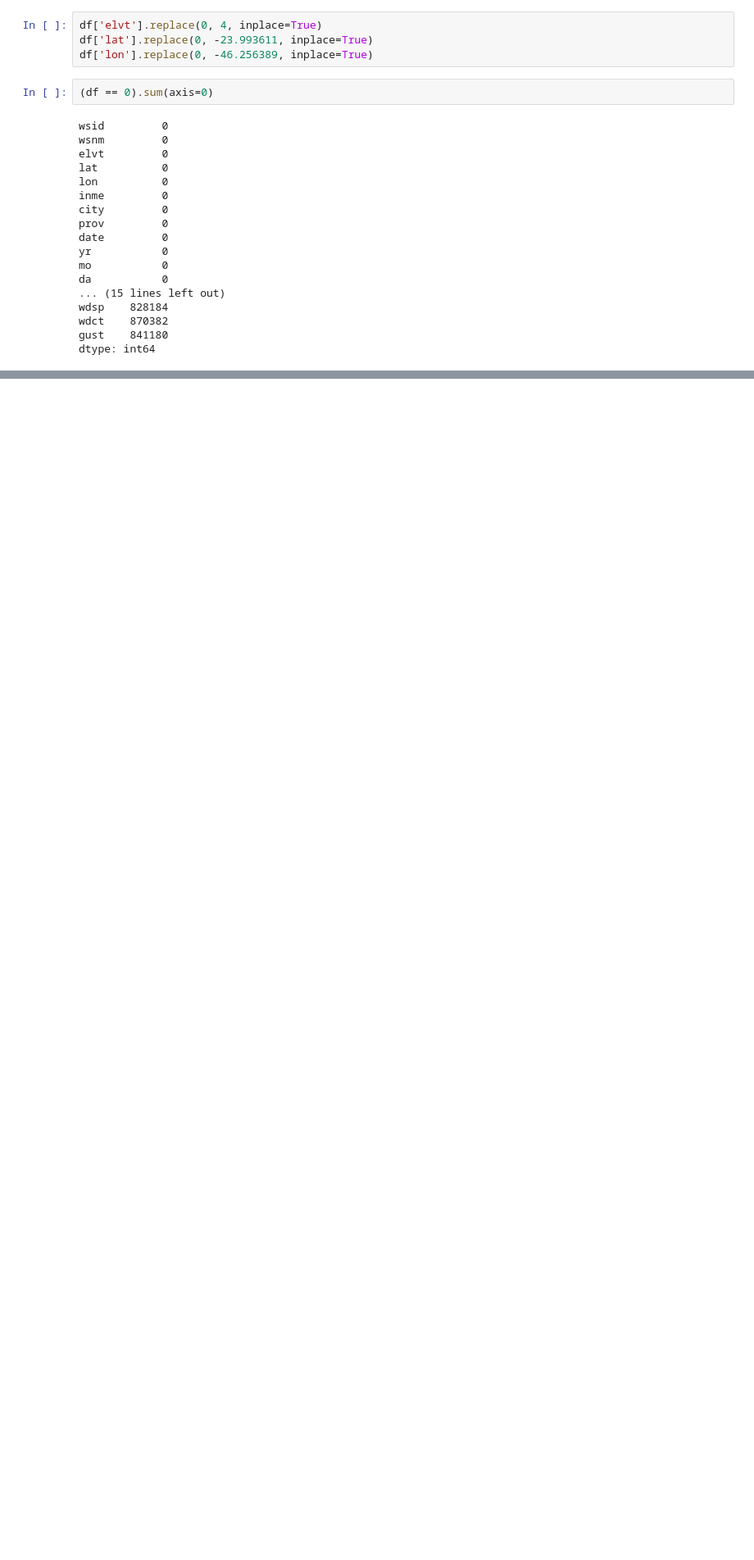
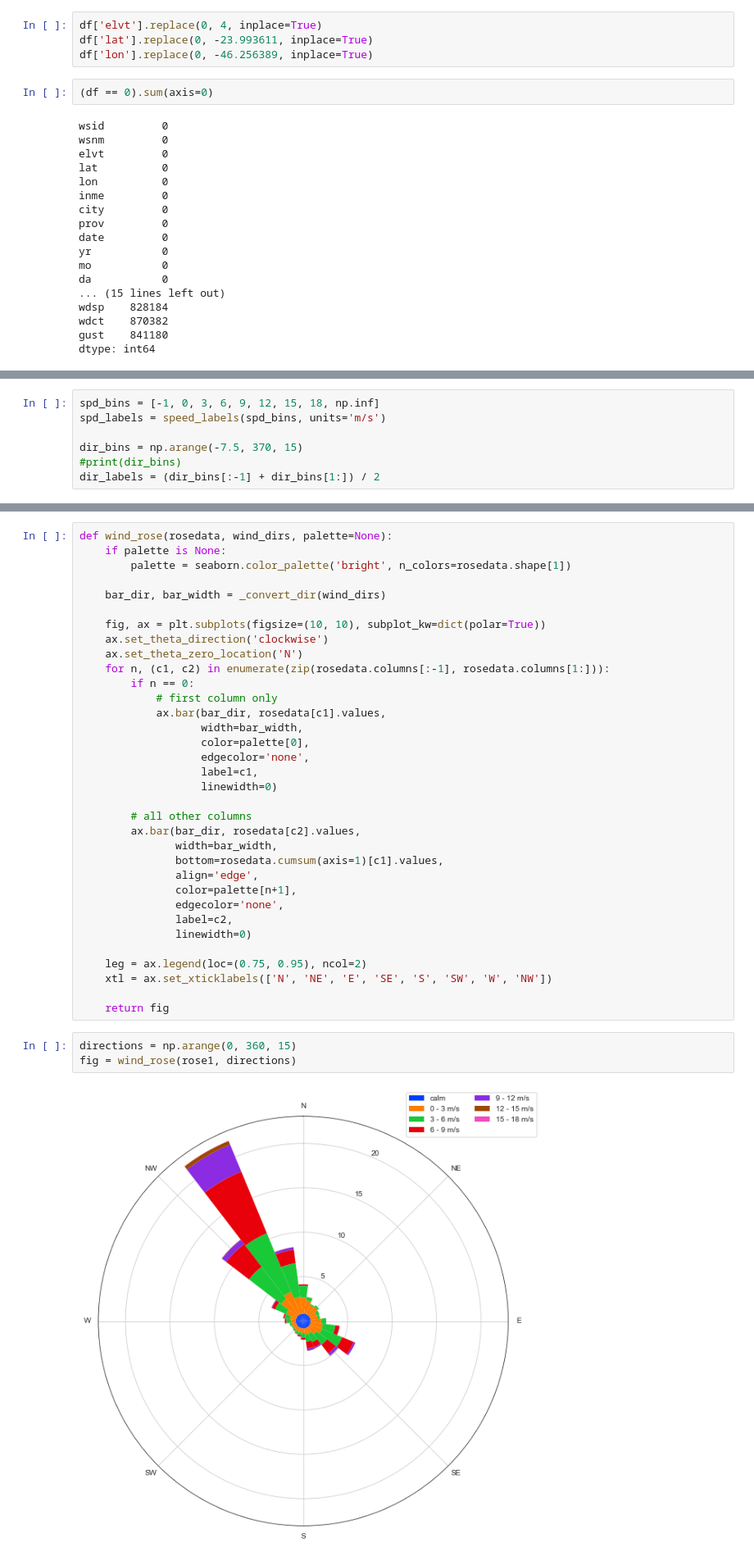
Before and after one commit to sanjayr1/Data_Tools_Brazil_Weather, a Jupyter notebook: Data_presentation.ipynb, the cells around one changed output, grey strips where cells are left out. Shown: that part at 82% size. Drawn from its saved outputs; the diff is of its cells as text; blank space fills up the shorter version.

Commit message:
wind rose graphs

```diff
--- a/Data_presentation.ipynb
+++ b/Data_presentation.ipynb
@@ -139,0 +149,7 @@ map = df[["wdsp", "wdct"]].drop_duplicates()
+# %%
+spd_bins = [-1, 0, 3, 6, 9, 12, 15, 18, np.inf]
+spd_labels = speed_labels(spd_bins, units='m/s')
+
+dir_bins = np.arange(-7.5, 370, 15)
+#print(dir_bins)
+dir_labels = (dir_bins[:-1] + dir_bins[1:]) / 2
@@ -139,0 +173,39 @@ map = df[["wdsp", "wdct"]].drop_duplicates()
+# %%
+def wind_rose(rosedata, wind_dirs, palette=None):
+    if palette is None:
+        palette = seaborn.color_palette('bright', n_colors=rosedata.shape[1])
+
+    bar_dir, bar_width = _convert_dir(wind_dirs)
+
+    fig, ax = plt.subplots(figsize=(10, 10), subplot_kw=dict(polar=True))
+    ax.set_theta_direction('clockwise')
+    ax.set_theta_zero_location('N')
+    for n, (c1, c2) in enumerate(zip(rosedata.columns[:-1], rosedata.columns[1:])):
+        if n == 0:
+            # first column only
+            ax.bar(bar_dir, rosedata[c1].values,
+                   width=bar_width,
+                   color=palette[0],
+                   edgecolor='none',
+                   label=c1,
+                   linewidth=0)
+
+        # all other columns
+        ax.bar(bar_dir, rosedata[c2].values,
+               width=bar_width,
+               bottom=rosedata.cumsum(axis=1)[c1].values,
+               align='edge',
+               color=palette[n+1],
+               edgecolor='none',
+               label=c2,
+               linewidth=0)
+
+    leg = ax.legend(loc=(0.75, 0.95), ncol=2)
+    xtl = ax.set_xticklabels(['N', 'NE', 'E', 'SE', 'S', 'SW', 'W', 'NW'])
+
+    return fig
+# %%
+directions = np.arange(0, 360, 15)
+fig = wind_rose(rose1, directions)
+# %% [output]
+[figure, added]
```
Also changed, not shown: parts of 11 cells of this notebook.
